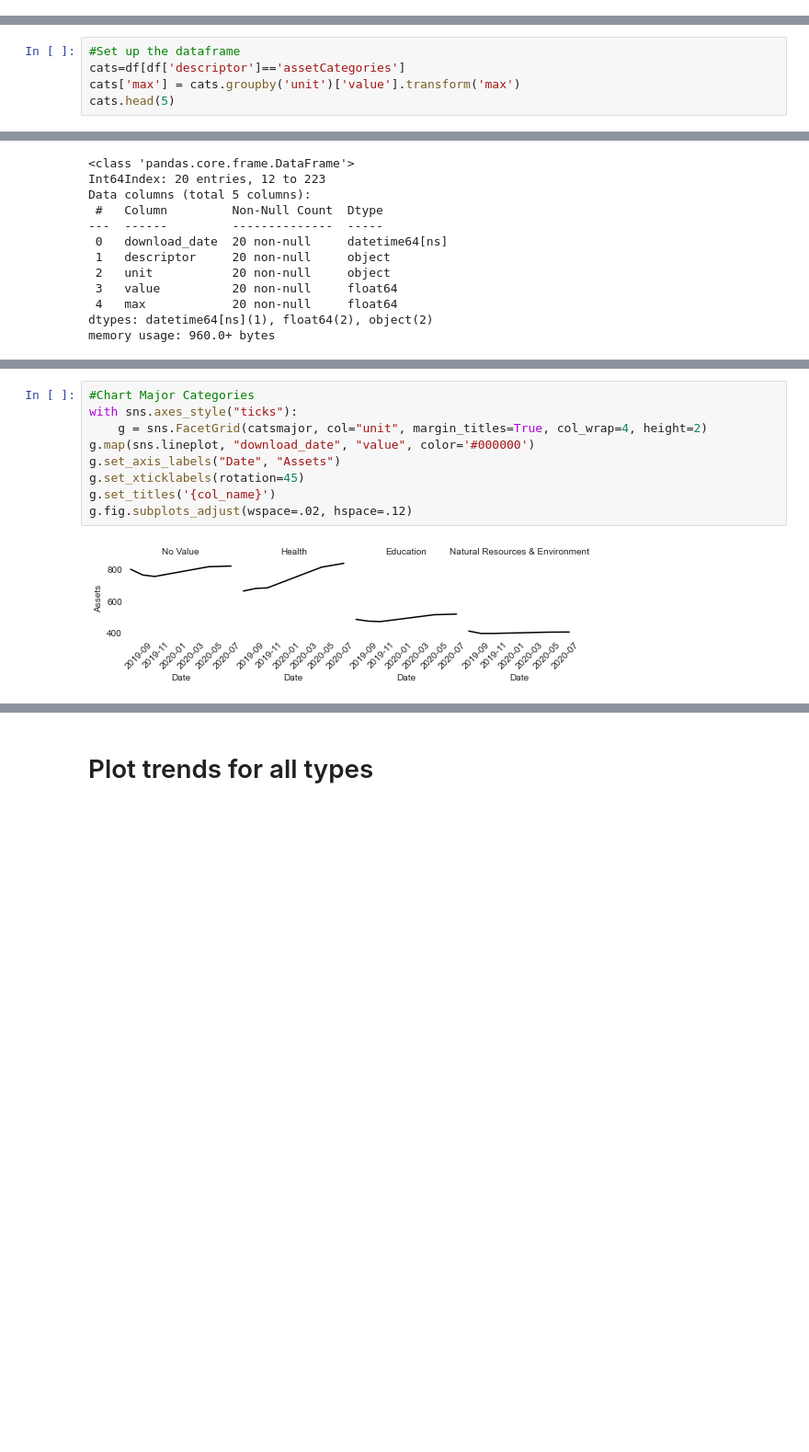
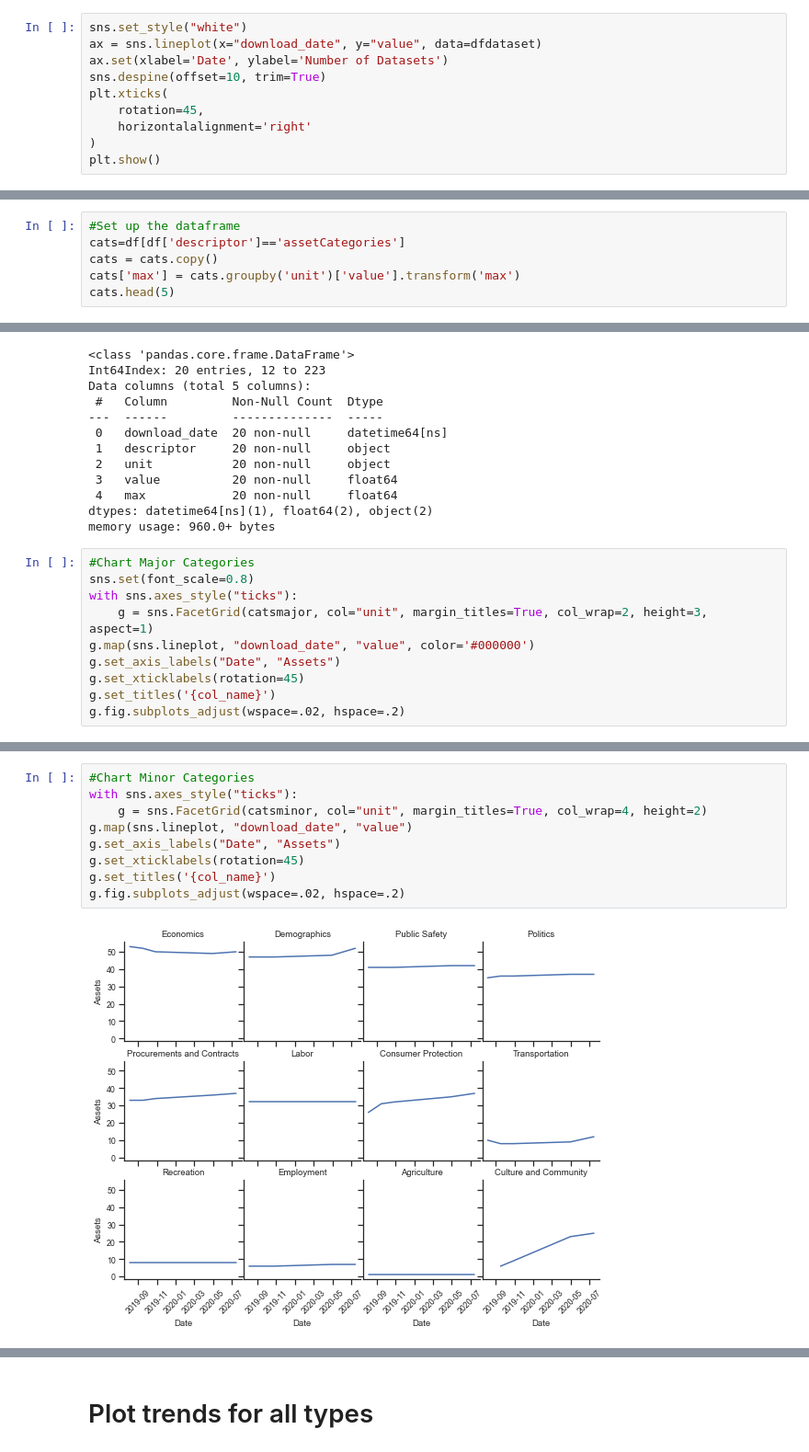
Before and after one commit to OpenDataLiteracy/WSL-AMF, a Jupyter notebook: assessment/code/Change-over-time.ipynb, the cells around one changed output, grey strips where cells are left out. Shown at 92% size. Drawn from its saved outputs; the diff is of its cells as text; blank space fills up the shorter version.

Commit message:
Tried out more visualizations

```diff
--- a/assessment/code/Change-over-time.ipynb
+++ b/assessment/code/Change-over-time.ipynb
@@ -24,0 +27,10 @@ array(['assetTypes', 'assetCategories', 'availableMetadataComplete',
+# %%
+sns.set_style("white")
+ax = sns.lineplot(x="download_date", y="value", data=dfdataset)
+ax.set(xlabel='Date', ylabel='Number of Datasets')
+sns.despine(offset=10, trim=True)
+plt.xticks(
+    rotation=45,
+    horizontalalignment='right'
+)
+plt.show()
@@ -131,6 +145,7 @@ df.head(1)
 # %%
 #Set up the dataframe
 cats=df[df['descriptor']=='assetCategories']
+cats = cats.copy()
 cats['max'] = cats.groupby('unit')['value'].transform('max')
 cats.head(5)
 # %% [output]
@@ -162,3 +172,13 @@ Data columns (total 5 columns):
  4   max            20 non-null     float64
 dtypes: datetime64[ns](1), float64(2), object(2)
 memory usage: 960.0+ bytes
+# %%
+#Chart Major Categories
+sns.set(font_scale=0.8)
+with sns.axes_style("ticks"):
+    g = sns.FacetGrid(catsmajor, col="unit", margin_titles=True, col_wrap=2, height=3, aspect=1)
+g.map(sns.lineplot, "download_date", "value", color='#000000')
+g.set_axis_labels("Date", "Assets")
+g.set_xticklabels(rotation=45)
+g.set_titles('{col_name}')
+g.fig.subplots_adjust(wspace=.02, hspace=.2)
@@ -165,11 +187,11 @@ memory usage: 960.0+ bytes
 # %%
-#Chart Major Categories
+#Chart Minor Categories
 with sns.axes_style("ticks"):
-    g = sns.FacetGrid(catsmajor, col="unit", margin_titles=True, col_wrap=4, height=2)
-g.map(sns.lineplot, "download_date", "value", color='#000000')
+    g = sns.FacetGrid(catsminor, col="unit", margin_titles=True, col_wrap=4, height=2)
+g.map(sns.lineplot, "download_date", "value")
 g.set_axis_labels("Date", "Assets")
 g.set_xticklabels(rotation=45)
 g.set_titles('{col_name}')
-g.fig.subplots_adjust(wspace=.02, hspace=.12)
+g.fig.subplots_adjust(wspace=.02, hspace=.2)
 # %% [output]
-[figure, old version]
+[figure, new version]
```
Also changed, not shown: parts of 13 cells of this notebook, 2 other files.
